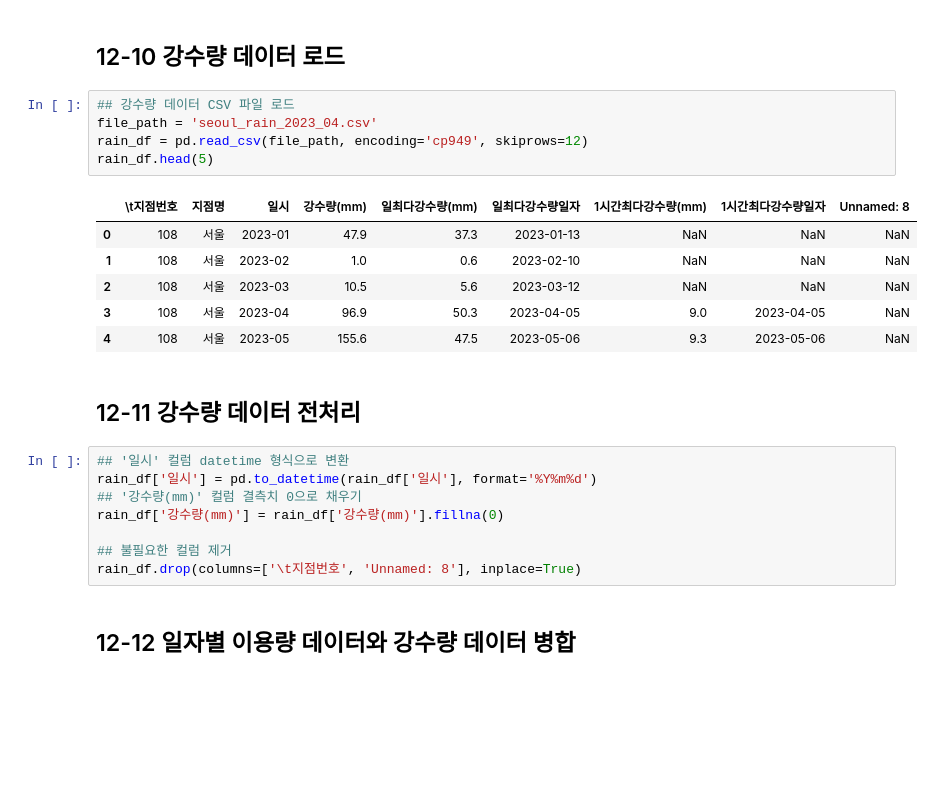
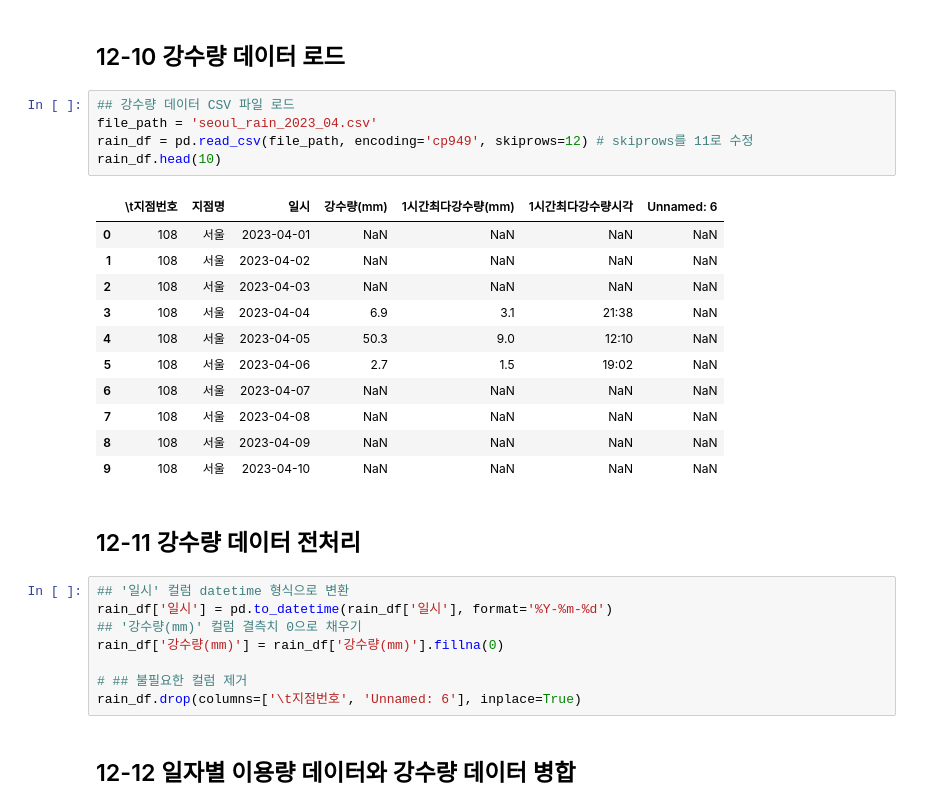
Before and after one commit to reve-0212/Data-Analysis-with-Open-Source, a Jupyter notebook: 오픈소스_데이터_분석_12강.ipynb, the cells around one changed output. Drawn from its saved outputs; the diff is of its cells as text; blank space fills up the shorter version.

```diff
--- a/오픈소스_데이터_분석_12강.ipynb
+++ b/오픈소스_데이터_분석_12강.ipynb
@@ -307,25 +319,30 @@ Name: count, dtype: int64
 # %%
 ## 강수량 데이터 CSV 파일 로드
 file_path = 'seoul_rain_2023_04.csv'
-rain_df = pd.read_csv(file_path, encoding='cp949', skiprows=12)
-rain_df.head(5)
+rain_df = pd.read_csv(file_path, encoding='cp949', skiprows=12) # skiprows를 11로 수정
+rain_df.head(10)
 # %% [output]
-|  | \t지점번호 | 지점명 | 일시 | 강수량(mm) | 일최다강수량(mm) | 일최다강수량일자 | 1시간최다강수량(mm) | 1시간최다강수량일자 | Unnamed: 8 |
-| 0 | 108 | 서울 | 2023-01 | 47.9 | 37.3 | 2023-01-13 | NaN | NaN | NaN |
-| 1 | 108 | 서울 | 2023-02 | 1.0 | 0.6 | 2023-02-10 | NaN | NaN | NaN |
-| 2 | 108 | 서울 | 2023-03 | 10.5 | 5.6 | 2023-03-12 | NaN | NaN | NaN |
-| 3 | 108 | 서울 | 2023-04 | 96.9 | 50.3 | 2023-04-05 | 9.0 | 2023-04-05 | NaN |
-| 4 | 108 | 서울 | 2023-05 | 155.6 | 47.5 | 2023-05-06 | 9.3 | 2023-05-06 | NaN |
+|  | \t지점번호 | 지점명 | 일시 | 강수량(mm) | 1시간최다강수량(mm) | 1시간최다강수량시각 | Unnamed: 6 |
+| 0 | 108 | 서울 | 2023-04-01 | NaN | NaN | NaN | NaN |
+| 1 | 108 | 서울 | 2023-04-02 | NaN | NaN | NaN | NaN |
+| 2 | 108 | 서울 | 2023-04-03 | NaN | NaN | NaN | NaN |
+| 3 | 108 | 서울 | 2023-04-04 | 6.9 | 3.1 | 21:38 | NaN |
+| 4 | 108 | 서울 | 2023-04-05 | 50.3 | 9.0 | 12:10 | NaN |
+| 5 | 108 | 서울 | 2023-04-06 | 2.7 | 1.5 | 19:02 | NaN |
+| 6 | 108 | 서울 | 2023-04-07 | NaN | NaN | NaN | NaN |
+| 7 | 108 | 서울 | 2023-04-08 | NaN | NaN | NaN | NaN |
+| 8 | 108 | 서울 | 2023-04-09 | NaN | NaN | NaN | NaN |
+| 9 | 108 | 서울 | 2023-04-10 | NaN | NaN | NaN | NaN |
 # %% [markdown]
 ## 12-11 강수량 데이터 전처리
 # %%
 ## '일시' 컬럼 datetime 형식으로 변환
-rain_df['일시'] = pd.to_datetime(rain_df['일시'], format='%Y%m%d')
+rain_df['일시'] = pd.to_datetime(rain_df['일시'], format='%Y-%m-%d')
 ## '강수량(mm)' 컬럼 결측치 0으로 채우기
 rain_df['강수량(mm)'] = rain_df['강수량(mm)'].fillna(0)
 
-## 불필요한 컬럼 제거
-rain_df.drop(columns=['\t지점번호', 'Unnamed: 8'], inplace=True)
+# ## 불필요한 컬럼 제거
+rain_df.drop(columns=['\t지점번호', 'Unnamed: 6'], inplace=True)
 # %% [markdown]
 ## 12-12 일자별 이용량 데이터와 강수량 데이터 병합
 # %%
```
Also changed, not shown: parts of 7 cells of this notebook.
